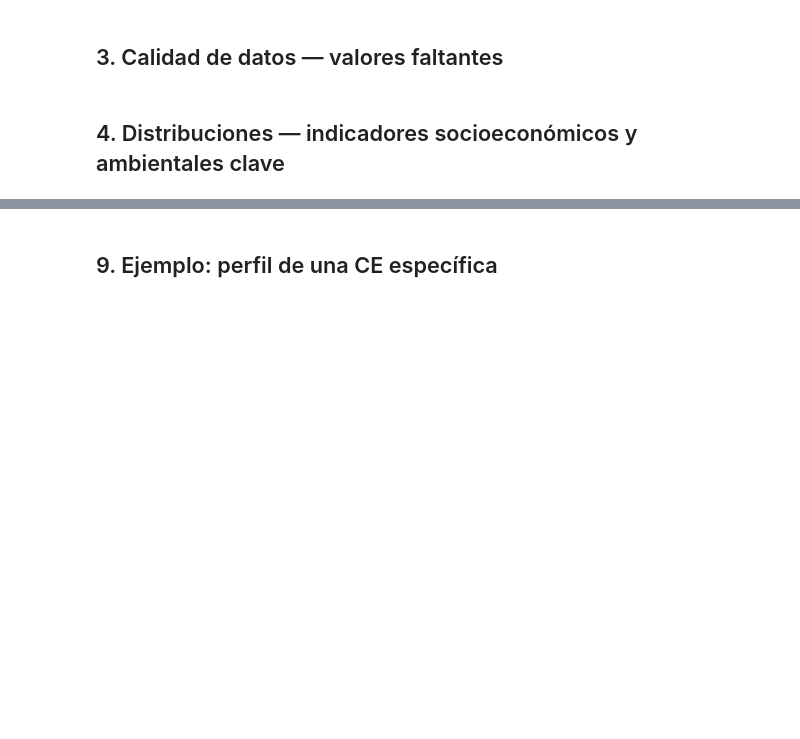
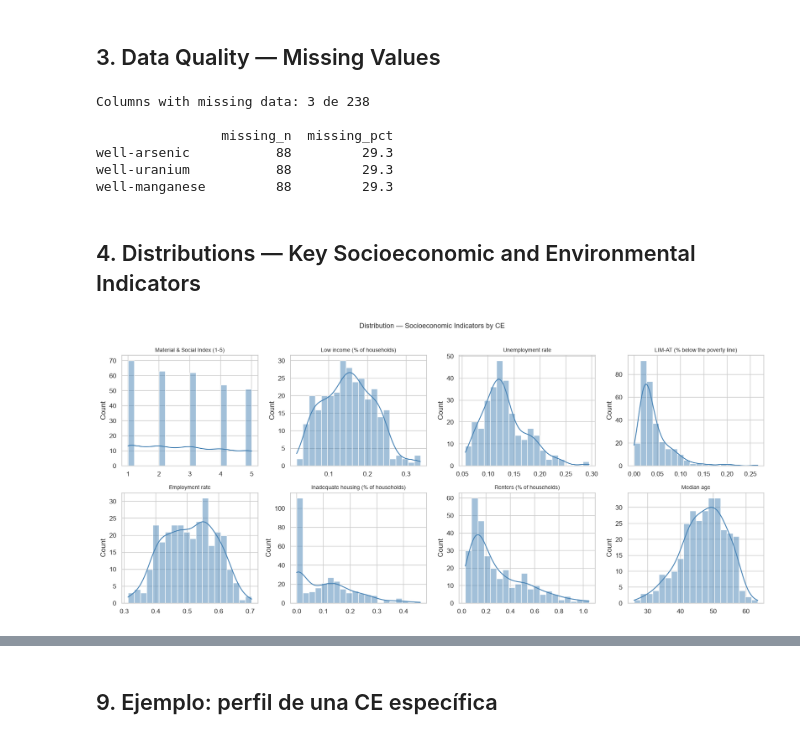
Before and after one commit to MarianaMera12/HealthLocate, a Jupyter notebook: nshealthatlas.ipynb, the cells around one changed output, grey strips where cells are left out. Saved outputs shown, nothing was run; the diff lists cells and outputs as text; code cells hidden in the pictures; blank space fills up the shorter version.

```diff
--- a/nshealthatlas.ipynb
+++ b/nshealthatlas.ipynb
@@ -44,11 +65,18 @@ for p in prefixes:
 # %% [markdown]
-## 3. Calidad de datos — valores faltantes
+## 3. Data Quality — Missing Values
 # %%
 missing = df_clean.isnull().sum()
 missing_pct = (missing / len(df_clean) * 100).round(1)
 missing_df = pd.DataFrame({'missing_n': missing, 'missing_pct': missing_pct})
 missing_df = missing_df[missing_df['missing_n'] > 0].sort_values('missing_pct', ascending=False)
 
-print(f"Columnas con datos faltantes: {len(missing_df)} de {len(df_clean.columns)}")
+print(f"Columns with missing data: {len(missing_df)} de {len(df_clean.columns)}")
 print()
 print(missing_df.to_string())
+# %% [output]
+Columns with missing data: 3 de 238
+
+                missing_n  missing_pct
+well-arsenic           88         29.3
+well-uranium           88         29.3
+well-manganese         88         29.3
@@ -65,24 +83,26 @@ print("Corresponde a CEs sin pozos privados — ausencia informativa, no error d
 # %% [markdown]
-## 4. Distribuciones — indicadores socioeconómicos y ambientales clave
+## 4. Distributions — Key Socioeconomic and Environmental Indicators
 # %%
 socio_cols = {
     'msi-score2021': 'Material & Social Index (1-5)',
-    'msi-lowincome': 'Bajo ingreso (% hogares)',
-    'msi-unemploymentrate': 'Tasa de desempleo',
-    'foc-licoaftax': 'LIM-AT (% bajo línea pobreza)',
-    'foc-emprate': 'Tasa de empleo',
-    'foc-subhous': 'Vivienda inadecuada (% hogares)',
-    'foc-renters': 'Arrendatarios (% hogares)',
-    'medage_total': 'Edad mediana'
+    'msi-lowincome': 'Low income (% of households)',
+    'msi-unemploymentrate': 'Unemployment rate',
+    'foc-licoaftax': 'LIM-AT (% below the poverty line)',
+    'foc-emprate': 'Employment rate',
+    'foc-subhous': 'Inadequate housing (% of households)',
+    'foc-renters': 'Renters (% of households)',
+    'medage_total': 'Median age'
 }
 
 fig, axes = plt.subplots(2, 4, figsize=(16, 7))
 for ax, (col, label) in zip(axes.flat, socio_cols.items()):
     sns.histplot(df_clean[col].dropna(), ax=ax, bins=20, kde=True, color='steelblue')
     ax.set_title(label, fontsize=9)
     ax.set_xlabel('')
-plt.suptitle('Distribución — Indicadores Socioeconómicos por CE', fontsize=12, y=1.01)
+plt.suptitle('Distribution — Socioeconomic Indicators by CE', fontsize=12, y=1.01)
 plt.tight_layout()
 plt.show()
+# %% [output]
+[figure, added]
 # %%
 env_cols = {
```
Also changed, not shown: parts of 17 cells of this notebook, 2 other files.
